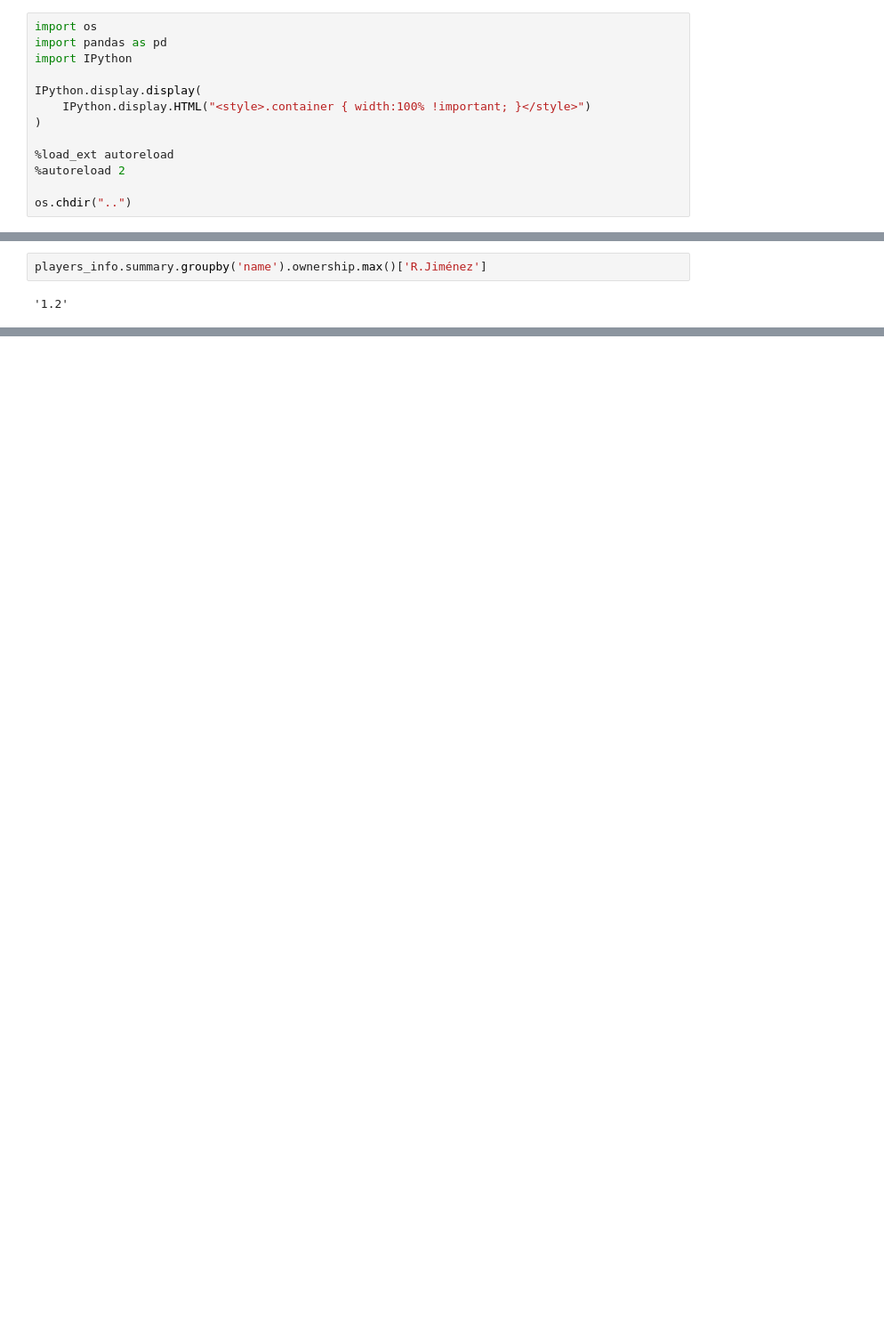
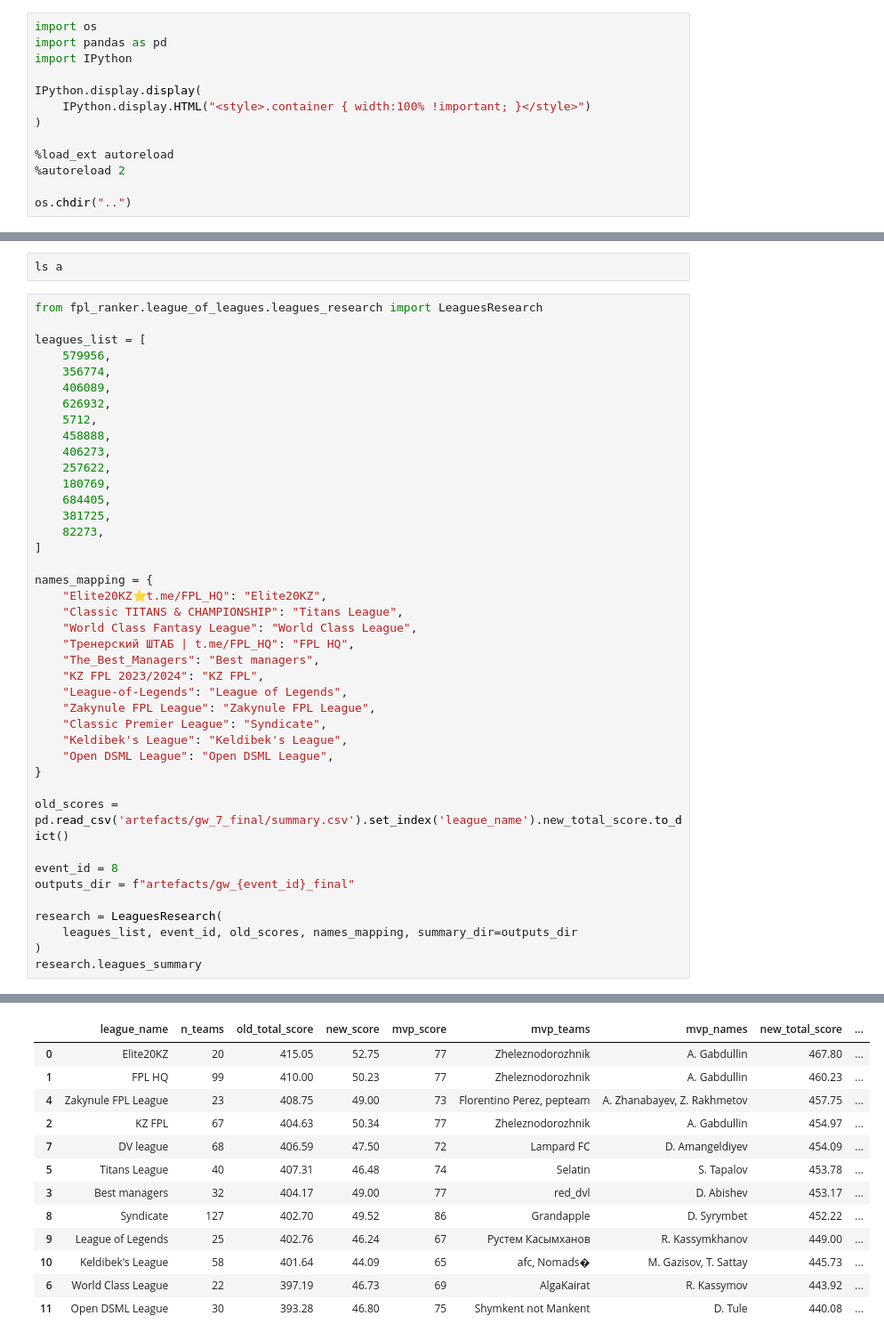
Before and after one commit to sneddy/fpl_ranker, a Jupyter notebook: notebooks/demo.ipynb, the cells around one changed output, grey strips where cells are left out. Shown at 89% size. Saved outputs shown, nothing was run; the diff lists cells and outputs as text; blank space fills up the shorter version.

```diff
--- a/notebooks/demo.ipynb
+++ b/notebooks/demo.ipynb
@@ -175,4 +14,44 @@ ratio_dict
-# %%
-players_info.summary.groupby('name').ownership.max()['R.Jiménez']
-# %% [output]
-'1.2'
+# %%
+ls a
+# %%
+from fpl_ranker.league_of_leagues.leagues_research import LeaguesResearch
+
+leagues_list = [
+    579956,
+    356774,
+    406089,
+    626932,
+    5712,
+    458888,
+    406273,
+    257622,
+    180769,
+    684405,
+    381725,
+    82273,
+]
+
+names_mapping = {
+    "Elite20KZ⭐️t.me/FPL_HQ": "Elite20KZ",
+    "Classic TITANS & CHAMPIONSHIP": "Titans League",
+    "World Class Fantasy League": "World Class League",
+    "Тренерский ШТАБ | t.me/FPL_HQ": "FPL HQ",
+    "The_Best_Managers": "Best managers",
+    "KZ FPL 2023/2024": "KZ FPL",
+    "League-of-Legends": "League of Legends",
+    "Zakynule FPL League": "Zakynule FPL League",
+    "Classic Premier League": "Syndicate",
+    "Keldibek's League": "Keldibek's League",
+    "Open DSML League": "Open DSML League",
+}
+
+old_scores = pd.read_csv('artefacts/gw_7_final/summary.csv').set_index('league_name').new_total_score.to_dict()
+
+event_id = 8
+outputs_dir = f"artefacts/gw_{event_id}_final"
+
+research = LeaguesResearch(
+    leagues_list, event_id, old_scores, names_mapping, summary_dir=outputs_dir
+)
+research.leagues_summary
+# %% [output]
@@ -179,3 +75,16 @@ players_info.summary.groupby('name').ownership.max()['R.Jiménez']
+|  | league_name | n_teams | old_total_score | new_score | mvp_score | mvp_teams | mvp_names | new_total_score | ... |
+| 0 | Elite20KZ | 20 | 415.05 | 52.75 | 77 | Zheleznodorozhnik | A. Gabdullin | 467.80 | ... |
+| 1 | FPL HQ | 99 | 410.00 | 50.23 | 77 | Zheleznodorozhnik | A. Gabdullin | 460.23 | ... |
+| 4 | Zakynule FPL League | 23 | 408.75 | 49.00 | 73 | Florentino Perez, pepteam | A. Zhanabayev, Z. Rakhmetov | 457.75 | ... |
+| 2 | KZ FPL | 67 | 404.63 | 50.34 | 77 | Zheleznodorozhnik | A. Gabdullin | 454.97 | ... |
+| 7 | DV league | 68 | 406.59 | 47.50 | 72 | Lampard FC | D. Amangeldiyev | 454.09 | ... |
+| 5 | Titans League | 40 | 407.31 | 46.48 | 74 | Selatin | S. Tapalov | 453.78 | ... |
+| 3 | Best managers | 32 | 404.17 | 49.00 | 77 | red_dvl | D. Abishev | 453.17 | ... |
+| 8 | Syndicate | 127 | 402.70 | 49.52 | 86 | Grandapple | D. Syrymbet | 452.22 | ... |
+| 9 | League of Legends | 25 | 402.76 | 46.24 | 67 | Рустем Касымханов | R. Kassymkhanov | 449.00 | ... |
+| 10 | Keldibek's League | 58 | 401.64 | 44.09 | 65 | afc, Nomads� | M. Gazisov, T. Sattay | 445.73 | ... |
+| 6 | World Class League | 22 | 397.19 | 46.73 | 69 | AlgaKairat | R. Kassymov | 443.92 | ... |
+| 11 | Open DSML League | 30 | 393.28 | 46.80 | 75 | Shymkent not Mankent | D. Tule | 440.08 | ... |
 # %%
 from fpl_ranker.league_of_leagues.drawer import ImageDrawer
 
```
Also changed, not shown: parts of 17 cells of this notebook, 5 other files.
